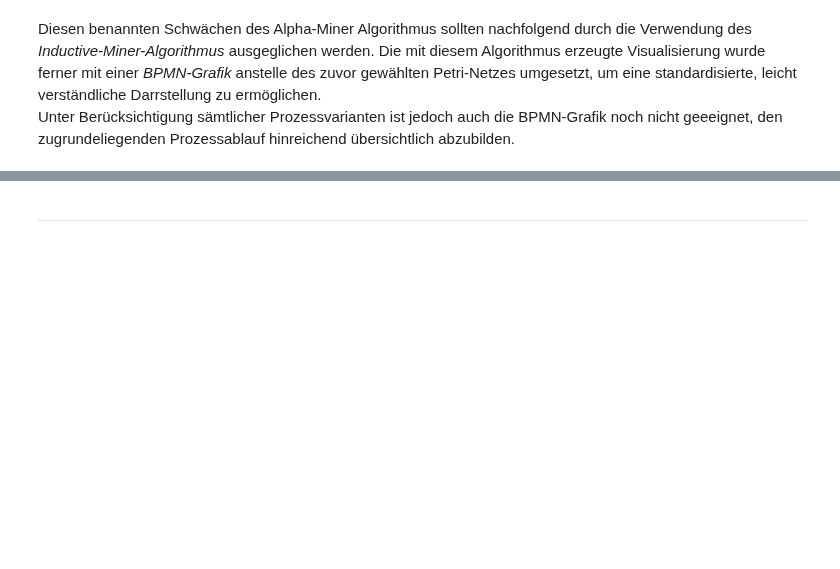
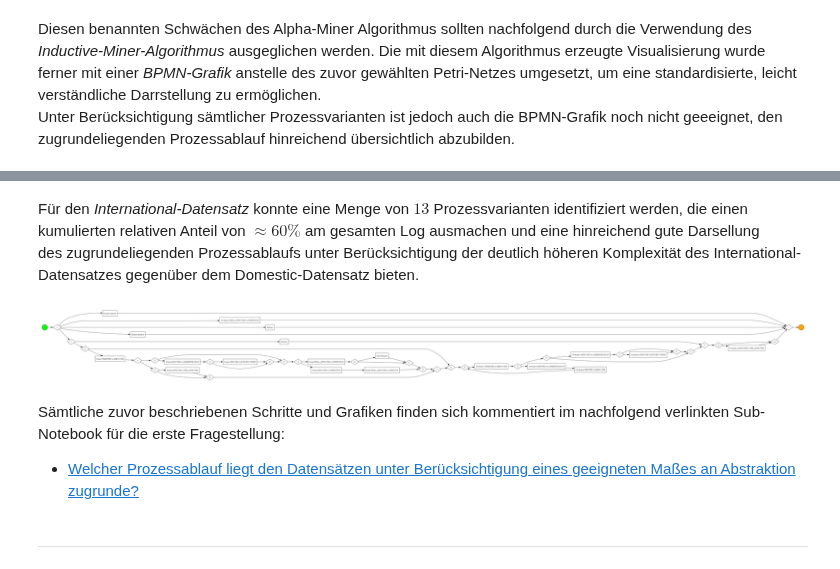
Before and after one commit to Flemming-R/MADS23a_PM-HA_Filali_Teppris_Rommelfangen, a Jupyter notebook: notebooks/0_Hauptnotebook.ipynb, the cells around one changed output, grey strips where cells are left out. Drawn from its saved outputs; the diff is of its cells as text; code cells hidden in the pictures; blank space fills up the shorter version.

```diff
--- a/notebooks/0_Hauptnotebook.ipynb
+++ b/notebooks/0_Hauptnotebook.ipynb
@@ -99,3 +110,26 @@ Sämtliche zuvor beschriebenen Schritte und Grafiken finden sich kommentiert im
+# %% [markdown]
+Für den _International-Datensatz_ konnte eine Menge von $13$ Prozessvarianten identifiziert werden, die einen kumulierten relativen Anteil von $\approx 60\%$ am gesamten Log ausmachen und eine hinreichend gute Darsellung <br>
+des zugrundeliegenden Prozessablaufs unter Berücksichtigung der deutlich höheren Komplexität des International-Datensatzes gegenüber dem Domestic-Datensatz bieten. <br>
+# %%
+import matplotlib.pyplot as plt
+from matplotlib.image import imread
+
+# Pfad zur SVG-Datei
+svg_path = "./Data/gviz_bpmn_international_nonanomaly.svg"
+
+# Größe der Figur anpassen
+plt.figure(figsize=(30, 30))
+
+# Bild anzeigen
+image = imread(svg_path)
+plt.imshow(image)
+plt.axis('off')
+plt.show()
+# %% [output]
+[figure, added]
+# %% [markdown]
+Sämtliche zuvor beschriebenen Schritte und Grafiken finden sich kommentiert im nachfolgend verlinkten Sub-Notebook für die erste Fragestellung: <br>
+- [Welcher Prozessablauf liegt den Datensätzen unter Berücksichtigung eines geeigneten Maßes an Abstraktion zugrunde?](./1_Process_Discovery/Describe%20and%20visualize%20the%20general%20underlying%20process%20flow.ipynb)
 # %% [markdown]
 --------
 # %% [markdown]
```
Also changed, not shown: parts of 3 cells of this notebook, 2 other files.
